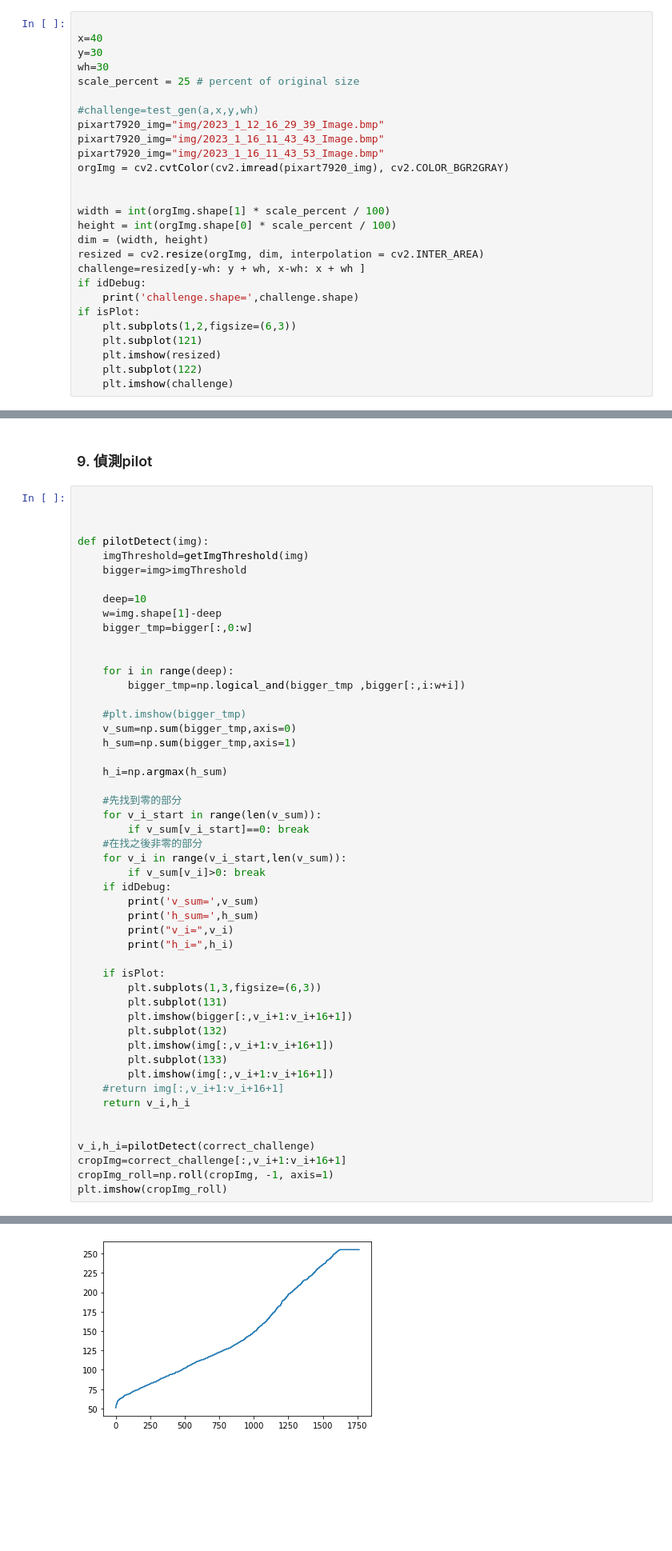
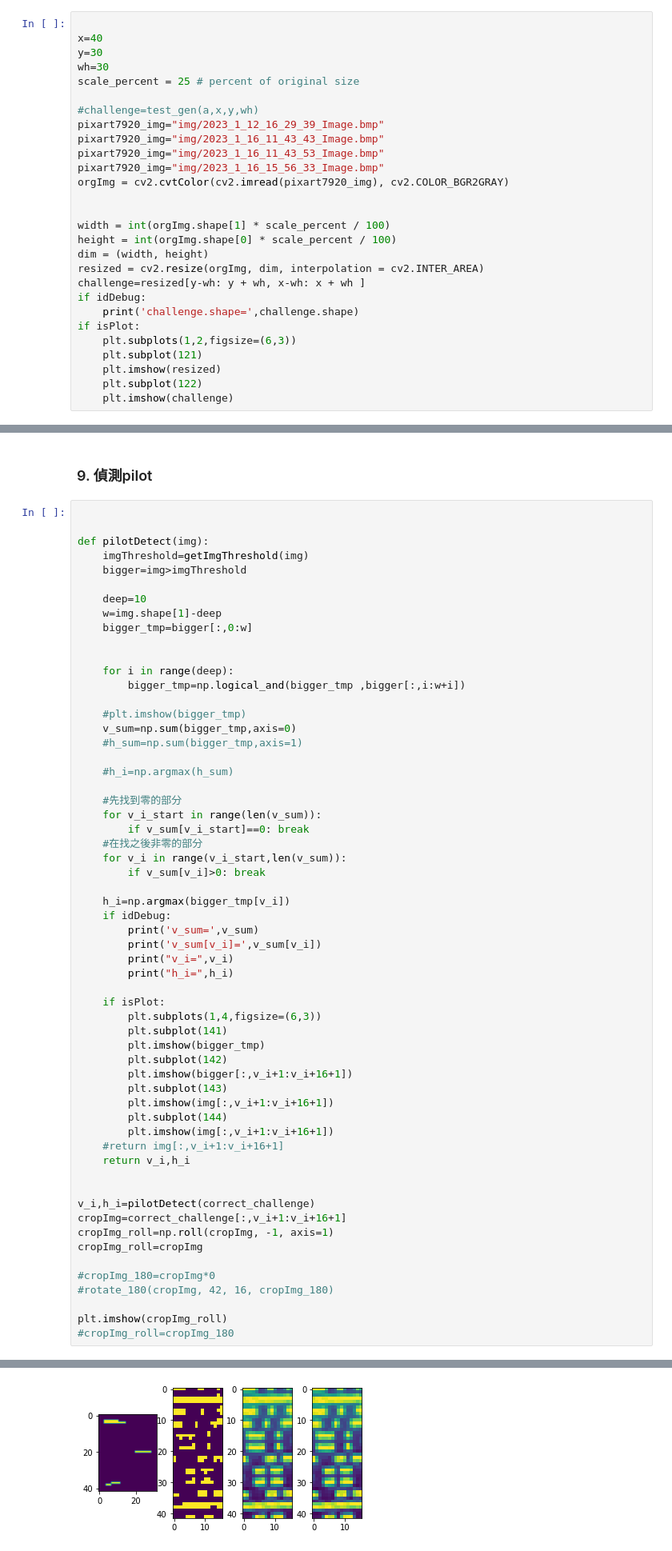
Before and after one commit to itemhsu/absCode2D, a Jupyter notebook: 5.1 one color code - pixart7920 - rotate-phase align.ipynb, the cells around one changed output, grey strips where cells are left out. Shown at 80% size. Cells and saved outputs as stored; diff of their text form; blank space fills up the shorter version.

```diff
--- a/5.1 one color code - pixart7920 - rotate-phase align.ipynb
+++ b/5.1 one color code - pixart7920 - rotate-phase align.ipynb
@@ -120,6 +105,7 @@ scale_percent = 25 # percent of original size
 pixart7920_img="img/2023_1_12_16_29_39_Image.bmp"
 pixart7920_img="img/2023_1_16_11_43_43_Image.bmp"
 pixart7920_img="img/2023_1_16_11_43_53_Image.bmp"
+pixart7920_img="img/2023_1_16_15_56_33_Image.bmp"
 orgImg = cv2.cvtColor(cv2.imread(pixart7920_img), cv2.COLOR_BGR2GRAY)
 
 
@@ -227,7 +204,6 @@ if isPlot:
 # %% [markdown]
 ### 9. 偵測pilot
 # %%
-
 
 
 def pilotDetect(img):
@@ -244,9 +220,9 @@ def pilotDetect(img):
 
     #plt.imshow(bigger_tmp)
     v_sum=np.sum(bigger_tmp,axis=0)
-    h_sum=np.sum(bigger_tmp,axis=1)
+    #h_sum=np.sum(bigger_tmp,axis=1)
 
-    h_i=np.argmax(h_sum)
+    #h_i=np.argmax(h_sum)
 
     #先找到零的部分
     for v_i_start in range(len(v_sum)):
@@ -254,19 +230,23 @@ def pilotDetect(img):
     #在找之後非零的部分
     for v_i in range(v_i_start,len(v_sum)):
         if v_sum[v_i]>0: break
+
+    h_i=np.argmax(bigger_tmp[v_i])
     if idDebug:
         print('v_sum=',v_sum)
-        print('h_sum=',h_sum)
+        print('v_sum[v_i]=',v_sum[v_i])
         print("v_i=",v_i)
         print("h_i=",h_i)
 
     if isPlot:
-        plt.subplots(1,3,figsize=(6,3))
-        plt.subplot(131)
+        plt.subplots(1,4,figsize=(6,3))
+        plt.subplot(141)
+        plt.imshow(bigger_tmp)
+        plt.subplot(142)
         plt.imshow(bigger[:,v_i+1:v_i+16+1])
-        plt.subplot(132)
+        plt.subplot(143)
         plt.imshow(img[:,v_i+1:v_i+16+1])
-        plt.subplot(133)
+        plt.subplot(144)
         plt.imshow(img[:,v_i+1:v_i+16+1])
     #return img[:,v_i+1:v_i+16+1]
     return v_i,h_i
@@ -275,6 +255,12 @@ def pilotDetect(img):
 v_i,h_i=pilotDetect(correct_challenge)
 cropImg=correct_challenge[:,v_i+1:v_i+16+1]
 cropImg_roll=np.roll(cropImg, -1, axis=1)
+cropImg_roll=cropImg
+
+#cropImg_180=cropImg*0
+#rotate_180(cropImg, 42, 16, cropImg_180)
+
 plt.imshow(cropImg_roll)
+#cropImg_roll=cropImg_180
 # %% [output]
 s_len= 1764
@@ -287,2 +272,2 @@ h_i= 27
 <matplotlib.image.AxesImage at 0x...>
-[figure, old version]
+[figure, new version]
```
Also changed, not shown: parts of 11 cells of this notebook.
